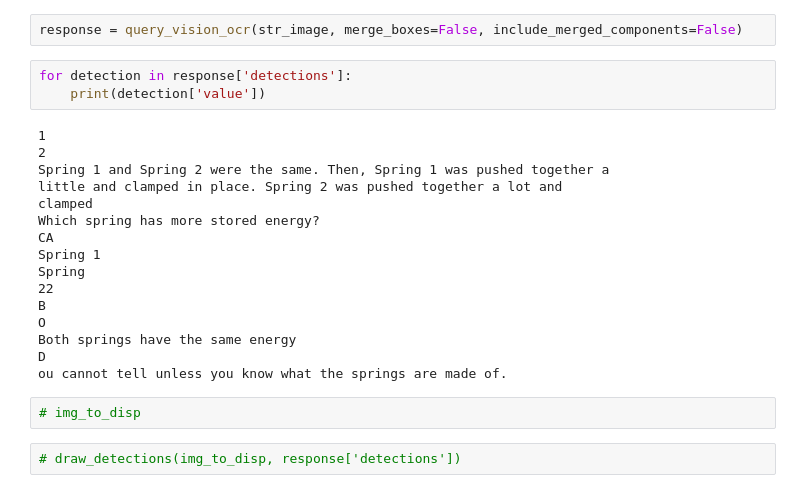
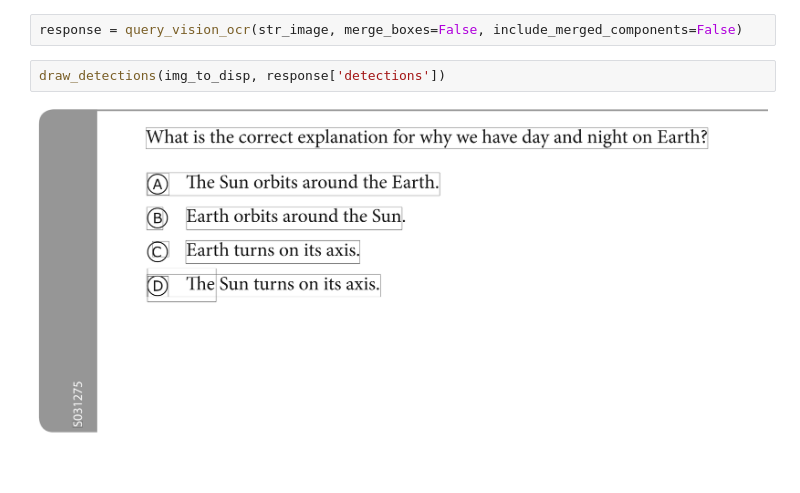
Before and after one commit to drschwenk/aristo_pdf_wm_remove, a Jupyter notebook: aristo_mss_extraction.ipynb, the cells around one changed output. Saved outputs shown, nothing was run; the diff lists cells and outputs as text.

```diff
--- a/aristo_mss_extraction.ipynb
+++ b/aristo_mss_extraction.ipynb
@@ -91,26 +226,7 @@ b64_image = base64.b64encode(sbuffer.getvalue())
 str_image = b64_image.decode()
 # %%
 response = query_vision_ocr(str_image, merge_boxes=False, include_merged_components=False)
-# %%
-for detection in response['detections']:
-    print(detection['value'])
-# %% [output]
-1
-2
-Spring 1 and Spring 2 were the same. Then, Spring 1 was pushed together a
-little and clamped in place. Spring 2 was pushed together a lot and
-clamped
-Which spring has more stored energy?
-CA
-Spring 1
-Spring
-22
-B
-O
-Both springs have the same energy
-D
-ou cannot tell unless you know what the springs are made of.
-# %%
-# img_to_disp
 # %%
-# draw_detections(img_to_disp, response['detections'])
+draw_detections(img_to_disp, response['detections'])
+# %% [output]
+[figure, added]
```
Also changed, not shown: parts of 11 cells of this notebook.
